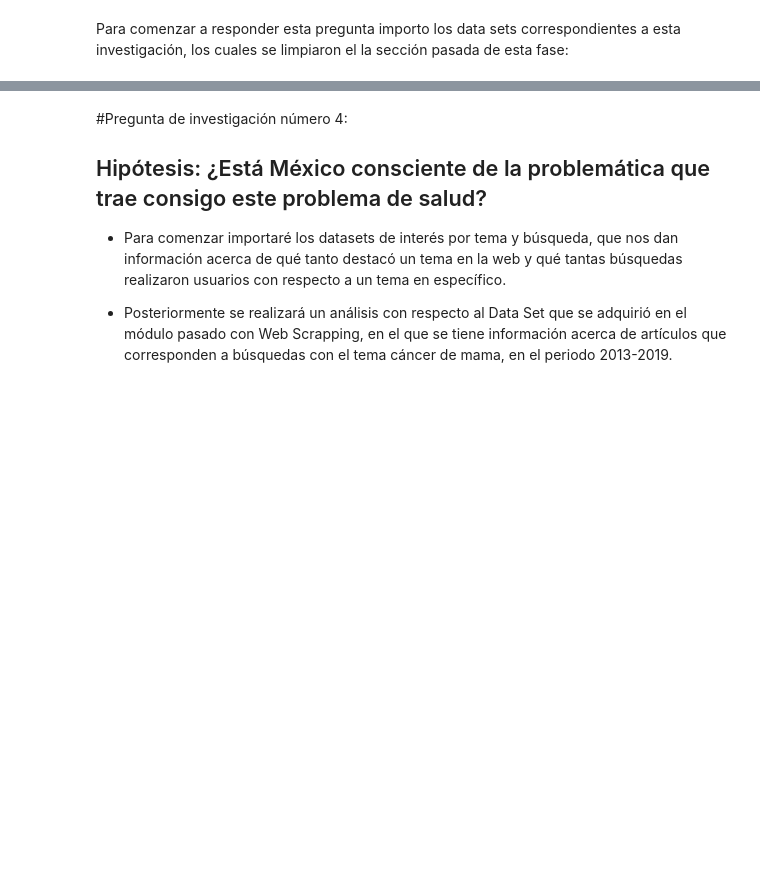
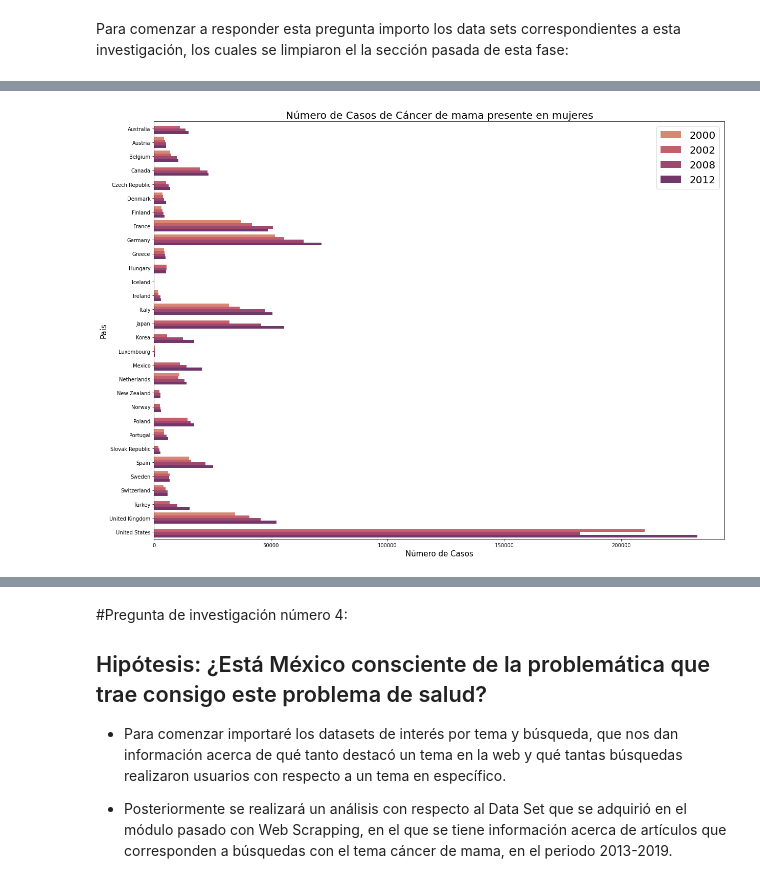
Before and after one commit to Zoe-Garcia/Equipo_2_P2_Analisis, a Jupyter notebook: Pregunta_3_y_4.ipynb, the cells around one changed output, grey strips where cells are left out. Saved outputs shown, nothing was run; the diff lists cells and outputs as text; code cells hidden in the pictures; blank space fills up the shorter version.

```diff
--- a/Pregunta_3_y_4.ipynb
+++ b/Pregunta_3_y_4.ipynb
@@ -13,0 +53,16 @@ Para comenzar a responder esta pregunta importo los data sets correspondientes a
+# %%
+#gráfica de barras:
+
+plt.figure(figsize=(20,15))
+
+sns.barplot(data = OCDE_paises, y = 'pais', x='valor', hue='year', palette='flare')
+
+plt.title('Número de Casos de Cáncer de mama presente en mujeres', fontsize = 20)
+plt.xlabel('Número de Casos', fontsize = 15)
+plt.ylabel('País', fontsize = 15)
+
+plt.legend(fontsize = 20)
+
+plt.show()
+# %% [output]
+[figure, added]
```
Also changed, not shown: parts of 7 cells of this notebook.
